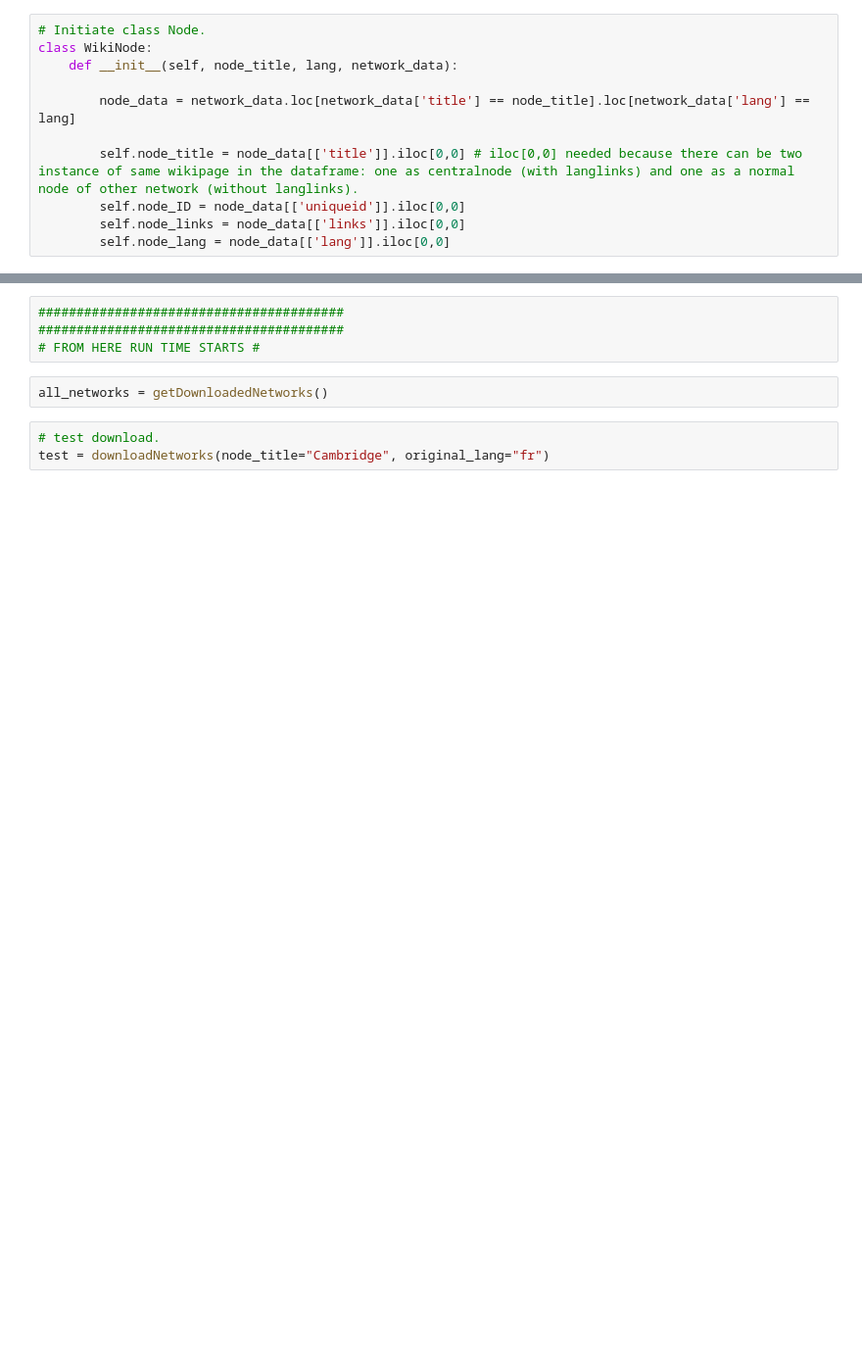
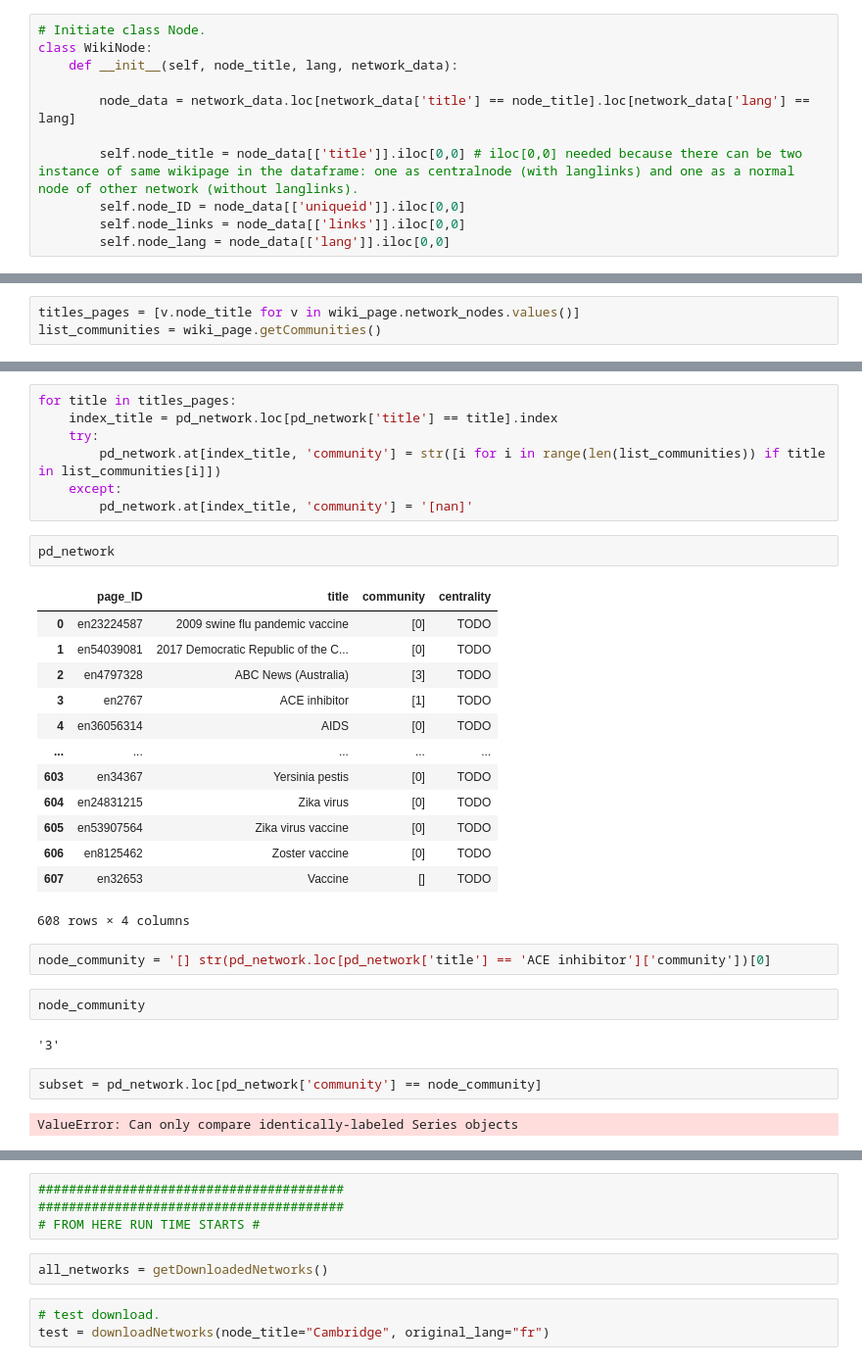
Before and after one commit to teijehidde/Comparing-Wiki-Knowledge-Networks, a Jupyter notebook: Code/Notebook_app.ipynb, the cells around one changed output, grey strips where cells are left out. Shown at 98% size. Saved outputs shown, nothing was run; the diff lists cells and outputs as text; blank space fills up the shorter version.

```diff
--- a/Code/Notebook_app.ipynb
+++ b/Code/Notebook_app.ipynb
@@ -225,0 +279,3 @@ test.getNodes(type = 'networkx')
+# %%
+titles_pages = [v.node_title for v in wiki_page.network_nodes.values()]
+list_communities = wiki_page.getCommunities()
@@ -225,0 +298,33 @@ test.getNodes(type = 'networkx')
+# %%
+for title in titles_pages:
+    index_title = pd_network.loc[pd_network['title'] == title].index
+    try:
+        pd_network.at[index_title, 'community'] = str([i for i in range(len(list_communities)) if title in list_communities[i]])
+    except:
+        pd_network.at[index_title, 'community'] = '[nan]'
+# %%
+pd_network
+# %% [output]
+|  | page_ID | title | community | centrality |
+| 0 | en23224587 | 2009 swine flu pandemic vaccine | [0] | TODO |
+| 1 | en54039081 | 2017 Democratic Republic of the C... | [0] | TODO |
+| 2 | en4797328 | ABC News (Australia) | [3] | TODO |
+| 3 | en2767 | ACE inhibitor | [1] | TODO |
+| 4 | en36056314 | AIDS | [0] | TODO |
+| ... | ... | ... | ... | ... |
+| 603 | en34367 | Yersinia pestis | [0] | TODO |
+| 604 | en24831215 | Zika virus | [0] | TODO |
+| 605 | en53907564 | Zika virus vaccine | [0] | TODO |
+| 606 | en8125462 | Zoster vaccine | [0] | TODO |
+| 607 | en32653 | Vaccine | [] | TODO |
+608 rows × 4 columns
+# %%
+node_community = '[] str(pd_network.loc[pd_network['title'] == 'ACE inhibitor']['community'])[0]
+# %%
+node_community
+# %% [output]
+'3'
+# %%
+subset = pd_network.loc[pd_network['community'] == node_community]
+# %% [output]
+ValueError: Can only compare identically-labeled Series objects
```
Also changed, not shown: parts of 26 cells of this notebook, 3 other files.
